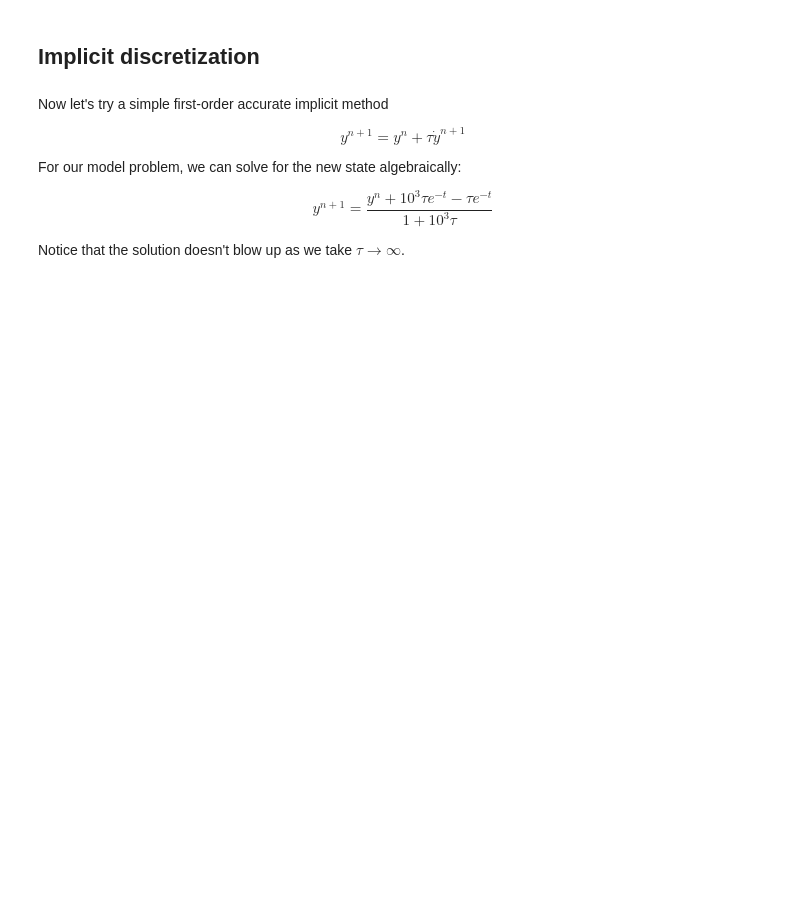
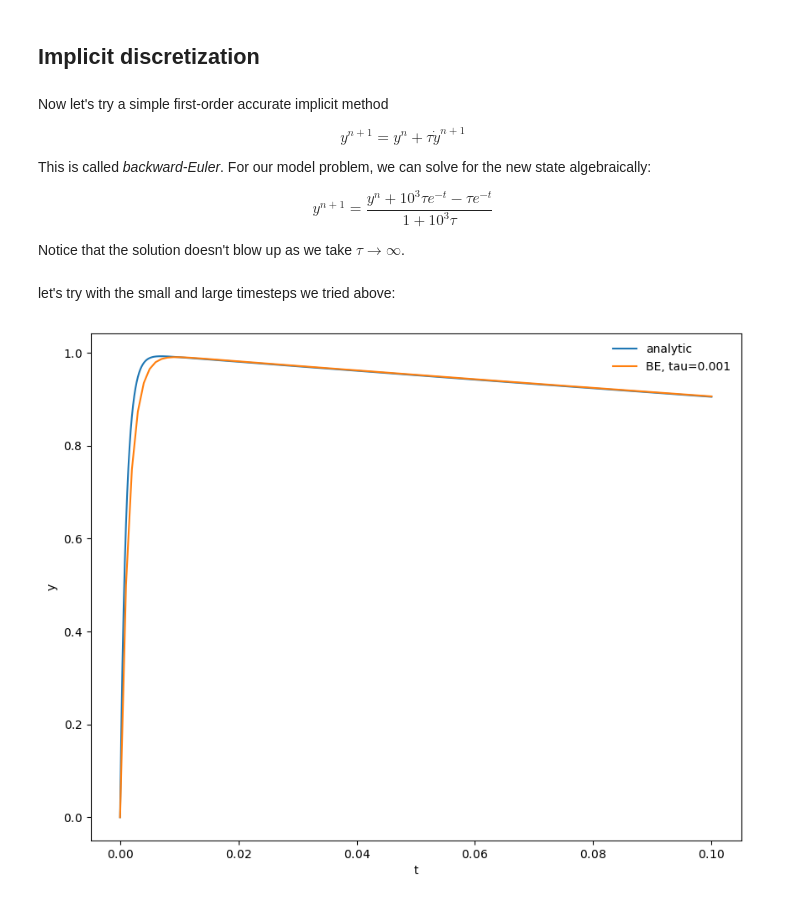
Before and after one commit to zingale/comp_astro_tutorial, a Jupyter notebook: content/reaction_networks/ODEs-implicit.ipynb, the cells around one changed output. Cells and saved outputs as stored; diff of their text form; code cells hidden in the pictures; blank space fills up the shorter version.

```diff
--- a/content/reaction_networks/ODEs-implicit.ipynb
+++ b/content/reaction_networks/ODEs-implicit.ipynb
@@ -28,9 +112,39 @@ Now let's try a simple first-order accurate implicit method
 
 $$y^{n+1} = y^n + \tau \dot{y}^{n+1}$$
 
+This is called *backward-Euler*.
 For our model problem, we can solve for the new state algebraically:
 
 $$y^{n+1} = \frac{y^n + 10^3 \tau e^{-t} - \tau e^{-t}}
  {1 + 10^3 \tau}$$
 
 Notice that the solution doesn't blow up as we take $\tau \rightarrow \infty$.
+# %%
+def backward_euler(y0, dt, tmax):
+
+    tsol = [0.0]
+    ysol = [y0]
+
+    t = 0.0
+    y = y0
+
+    while t < tmax:
+        # an implicit discretication: y^{n+1} - y^n = dt ydot^{n+1}
+        # and then solve analytically for y^{n+1}:
+        ynew = (y + 1.e3*dt*np.exp(-t) - dt*np.exp(-t))/ (1.0 + 1.e3*dt)
+
+        y = ynew
+        t += dt
+
+        tsol.append(t)
+        ysol.append(y)
+
+    return np.asarray(tsol), np.asarray(ysol)
+# %% [markdown]
+let's try with the small and large timesteps we tried above:
+# %%
+tau = 1.e-3
+t, y = backward_euler(y0, tau, tmax)
+fig = plot(t, y, label=f"BE, tau={tau}")
+# %% [output]
+[figure, added]
```
Also changed, not shown: parts of 19 cells of this notebook.
